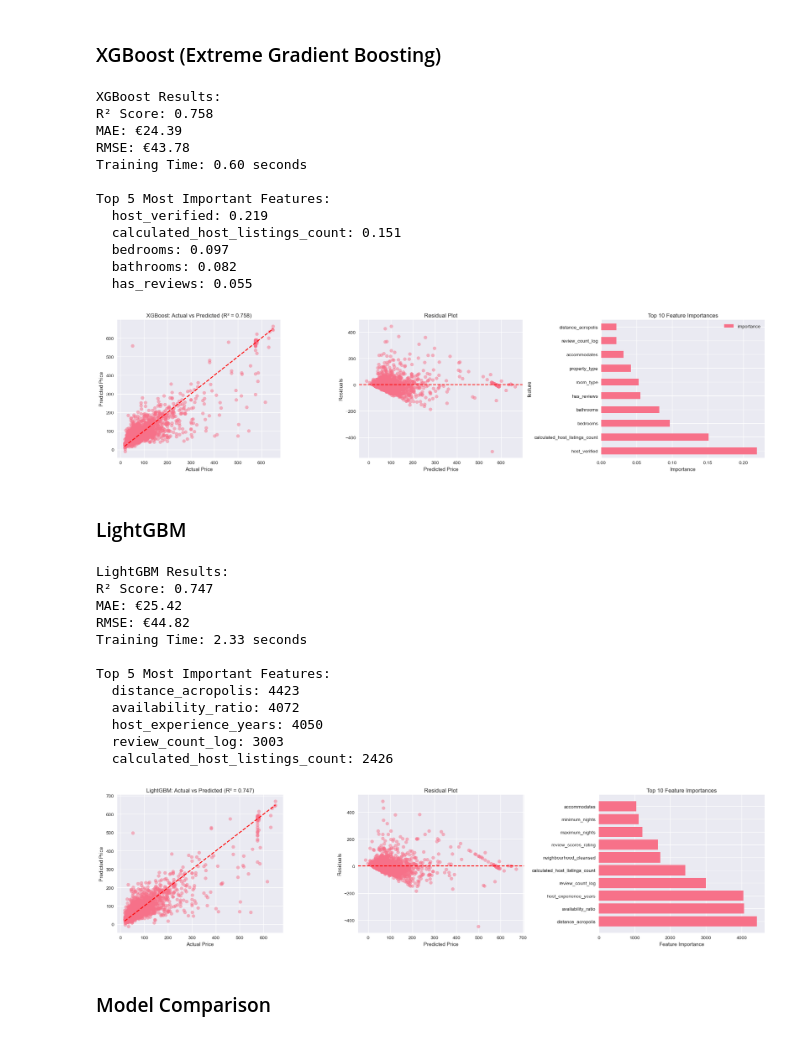
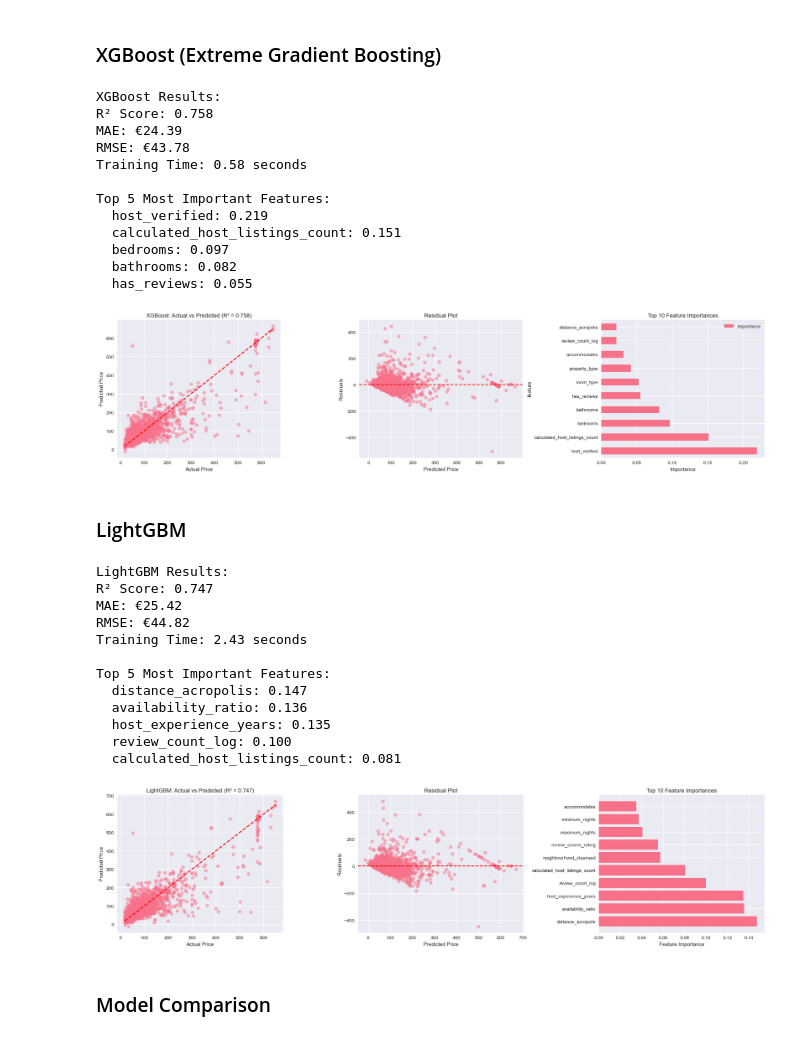
Before and after one commit to Ioannis-Stamatakis/price-prediction-athens-airbnb, a Jupyter notebook: Notebook/model_pipeline_notebook.ipynb, the cells around one changed output. Saved outputs shown, nothing was run; the diff lists cells and outputs as text; code cells hidden in the pictures.

Commit message:
fixed Feature importance

```diff
--- a/Notebook/model_pipeline_notebook.ipynb
+++ b/Notebook/model_pipeline_notebook.ipynb
@@ -400,6 +400,7 @@ lr_feature_importance = pd.DataFrame({
     'feature': all_features,
     'importance': np.abs(lr_model.coef_)
 }).sort_values('importance', ascending=False)
+lr_feature_importance['importance'] = lr_feature_importance['importance'] / lr_feature_importance['importance'].sum()
 
 print("\nTop 5 Most Important Features:")
 for _, row in lr_feature_importance.head(5).iterrows():
@@ -689,7 +690,7 @@ XGBoost Results:
 R² Score: 0.758
 MAE: €24.39
 RMSE: €43.78
-Training Time: 0.60 seconds
+Training Time: 0.58 seconds
 
 Top 5 Most Important Features:
   host_verified: 0.219
@@ -702,7 +703,7 @@ Top 5 Most Important Features:
 ### LightGBM
 # %%
 
-# Train LightGBM (no scaling needed for tree-based models)
+# Train LightGBM
 start_time = time.time()
 lgb_model = lgb.LGBMRegressor(
     objective='regression',
@@ -737,9 +738,11 @@ lgb_feature_importance = pd.DataFrame({
     'importance': lgb_model.feature_importances_
 }).sort_values('importance', ascending=False)
 
+lgb_feature_importance['importance'] = lgb_feature_importance['importance'] / lgb_feature_importance['importance'].sum()
+
 print("\nTop 5 Most Important Features:")
 for _, row in lgb_feature_importance.head(5).iterrows():
-    print(f"  {row['feature']}: {row['importance']:.0f}")
+    print(f"  {row['feature']}: {row['importance']:.3f}")
 
 # Visualize results
 fig, axes = plt.subplots(1, 3, figsize=(20, 5))
@@ -749,40 +752,40 @@ axes[0].scatter(y_test, lgb_pred, alpha=0.5)
 axes[0].plot([y_test.min(), y_test.max()], [y_test.min(), y_test.max()], 'r--', lw=2)
 axes[0].set_xlabel('Actual Price')
 axes[0].set_ylabel('Predicted Price')
 axes[0].set_title(f'LightGBM: Actual vs Predicted (R² = {lgb_r2:.3f})')
 
 # Residuals
 residuals = y_test - lgb_pred
 axes[1].scatter(lgb_pred, residuals, alpha=0.5)
 axes[1].axhline(y=0, color='r', linestyle='--')
 axes[1].set_xlabel('Predicted Price')
 axes[1].set_ylabel('Residuals')
 axes[1].set_title('Residual Plot')
 
 # Feature Importance
 top_features = lgb_feature_importance.head(10)
 axes[2].barh(range(len(top_features)), top_features['importance'])
 axes[2].set_yticks(range(len(top_features)))
 axes[2].set_yticklabels(top_features['feature'])
 axes[2].set_xlabel('Feature Importance')
 axes[2].set_title('Top 10 Feature Importances')
 
 plt.tight_layout()
 plt.show()
 # %% [output]
 LightGBM Results:
 R² Score: 0.747
 MAE: €25.42
 RMSE: €44.82
-Training Time: 2.33 seconds
+Training Time: 2.43 seconds
 
 Top 5 Most Important Features:
-  distance_acropolis: 4423
-  availability_ratio: 4072
-  host_experience_years: 4050
-  review_count_log: 3003
-  calculated_host_listings_count: 2426
+  distance_acropolis: 0.147
+  availability_ratio: 0.136
+  host_experience_years: 0.135
+  review_count_log: 0.100
+  calculated_host_listings_count: 0.081
-[figure, old version]
+[figure, new version]
 # %% [markdown]
 ### Model Comparison
 # %%
```
Also changed, not shown: parts of 4 cells of this notebook, 3 other files.
